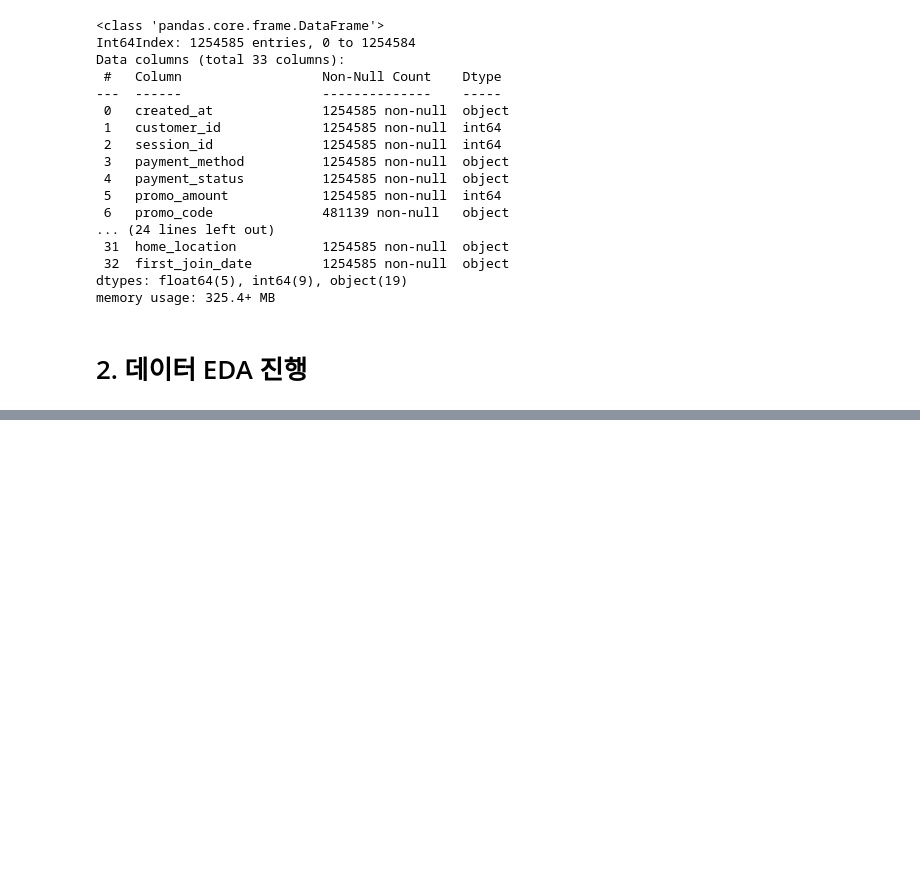
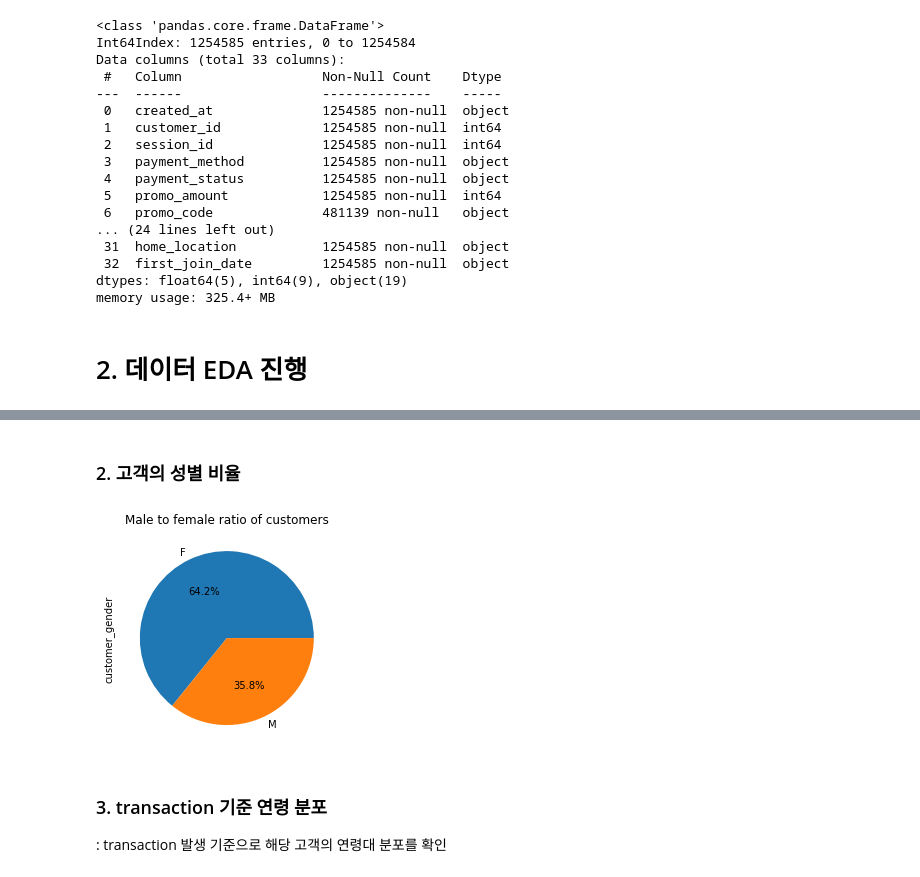
Before and after one commit to donghwi2022/ds-sa-cp2-phase2, a Jupyter notebook: data_EDA.ipynb, the cells around one changed output, grey strips where cells are left out. Drawn from its saved outputs; the diff is of its cells as text; code cells hidden in the pictures; blank space fills up the shorter version.

```diff
--- a/data_EDA.ipynb
+++ b/data_EDA.ipynb
@@ -46,0 +77,12 @@ memory usage: 325.4+ MB
+# %% [markdown]
+### 2. 고객의 성별 비율
+# %%
+# 고객의 성별 비율 시각화
+df.drop_duplicates(['customer_id']).customer_gender.value_counts().plot.pie(autopct='%.1f%%')
+plt.title("Male to female ratio of customers")
+plt.show()
+# %% [output]
+[figure, added]
+# %% [markdown]
+### 3. transaction 기준 연령 분포
+: transaction 발생 기준으로 해당 고객의 연령대 분포를 확인
```
Also changed, not shown: parts of 41 cells of this notebook.
